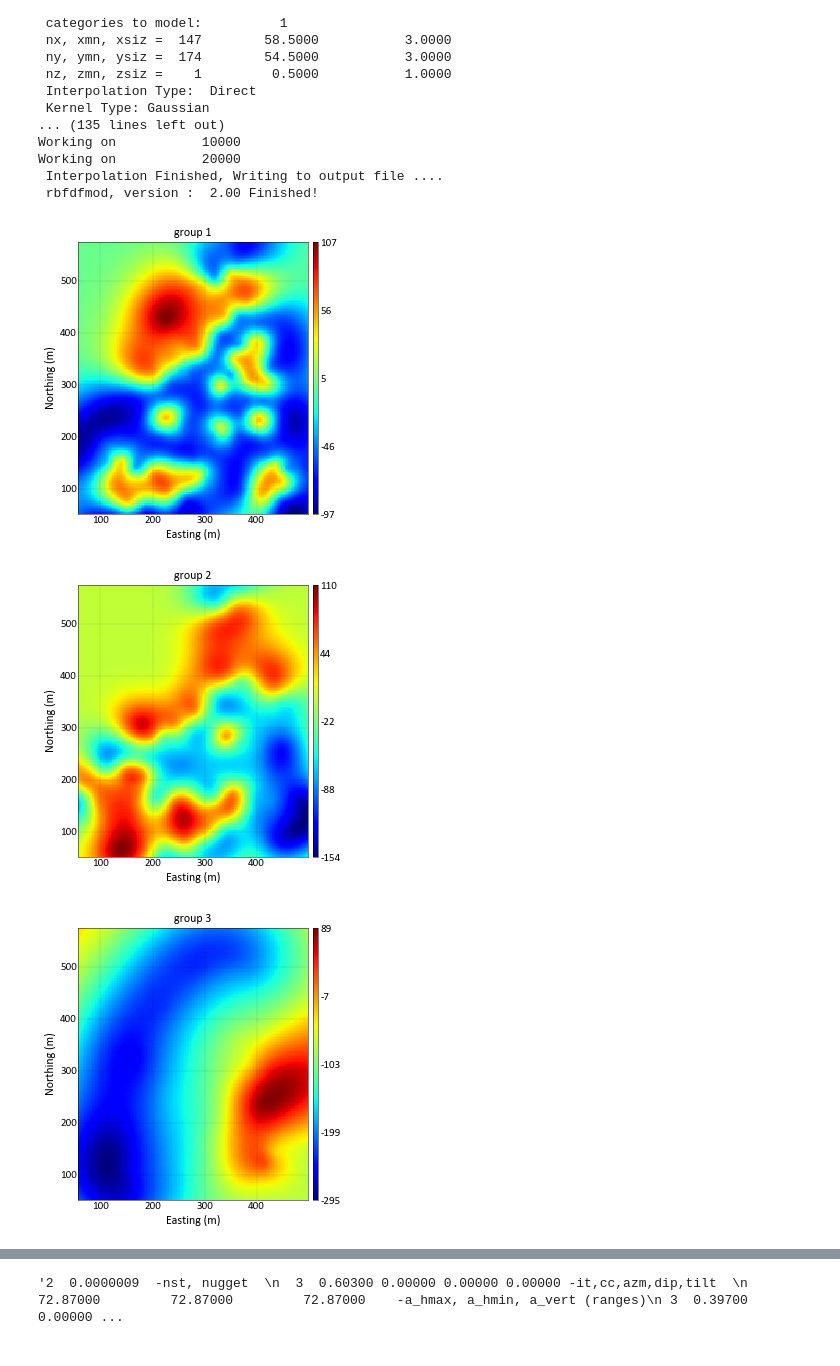
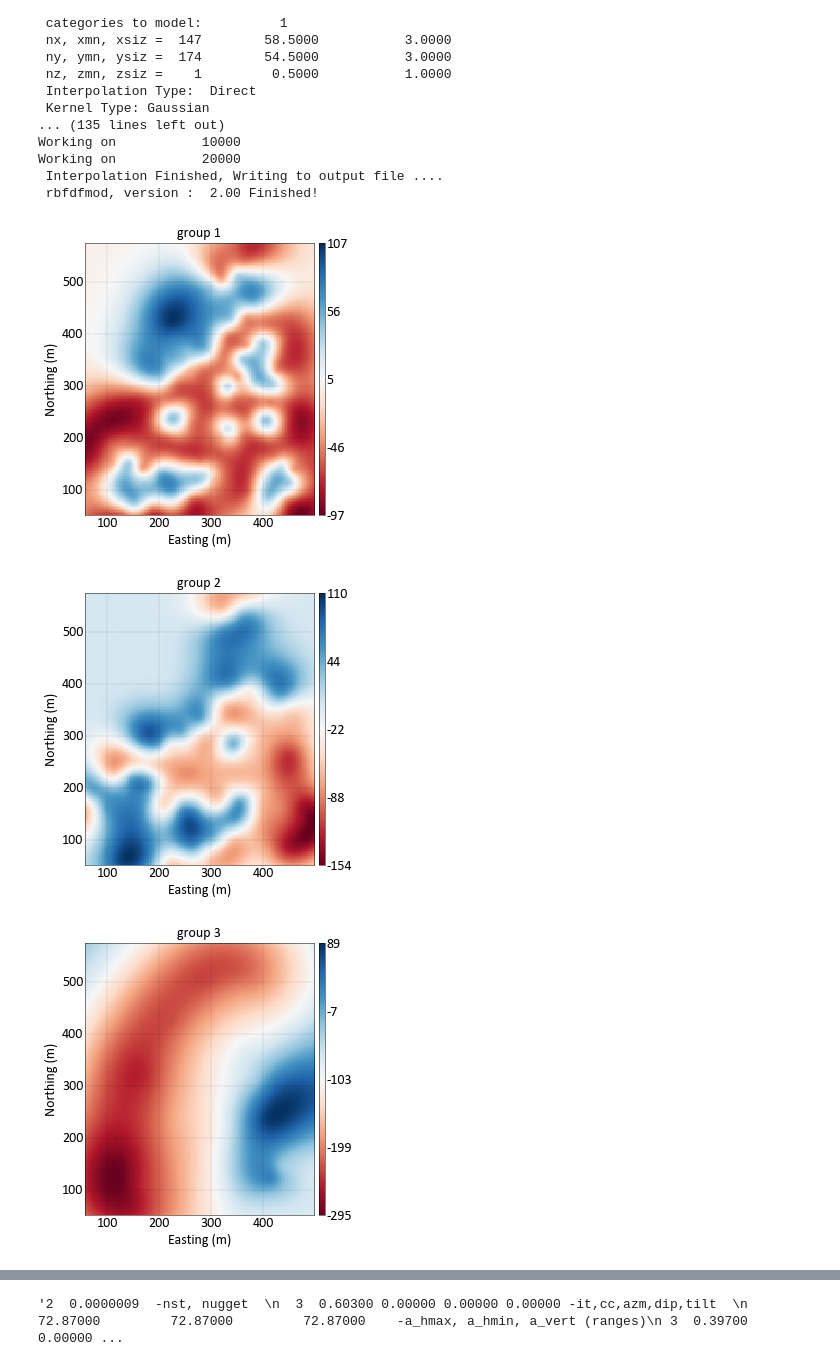
Before and after one commit to robertorolo/hierarchical_boundary_simulation, a Jupyter notebook: jura_case_study.ipynb, the cells around one changed output, grey strips where cells are left out. Cells and saved outputs as stored; diff of their text form; code cells hidden in the pictures.

```diff
--- a/jura_case_study.ipynb
+++ b/jura_case_study.ipynb
@@ -1,6 +1,17 @@
 # %%
 import pygeostat as gs
 from hier_bound_sim_helpers import *
+# %%
+gs.PlotStyle.update(
+{
+'axes.labelsize': 14,
+'axes.titlesize':14,
+'font.size':14,
+'xtick.labelsize': 14,
+'ytick.labelsize': 14,
+'legend.fontsize': 14,
+'figure.titlesize': 14,}
+)
 # %%
 jura = gs.DataFile(flname='data/jura_m.dat', x='Xloc', y='Yloc')
 # %%
@@ -491,16 +502,16 @@ Working on           20000
 # %%
 g_int = {}
 for ind in [1,2,3,4,]:
     sd_grid = gs.DataFile('Outputs/out_sd_{}.out'.format(ind), griddef=grid)
     g_int[ind] = sd_grid
     _ = gs.slice_plot(sd_grid,
                       griddef=grid,
                       title='group {}'.format(ind),
-                      cmap='jet',
+                      cmap='RdBu',
                       figsize=(5,5),
                       grid=True,
                       output_file='images/int_g{}.png'.format(ind))
 # %% [output]
-[figure, old version]
+[figure, new version]
-[figure, old version]
+[figure, new version]
-[figure, old version]
+[figure, new version]
```
Also changed, not shown: parts of 13 cells of this notebook, 8 other files.
